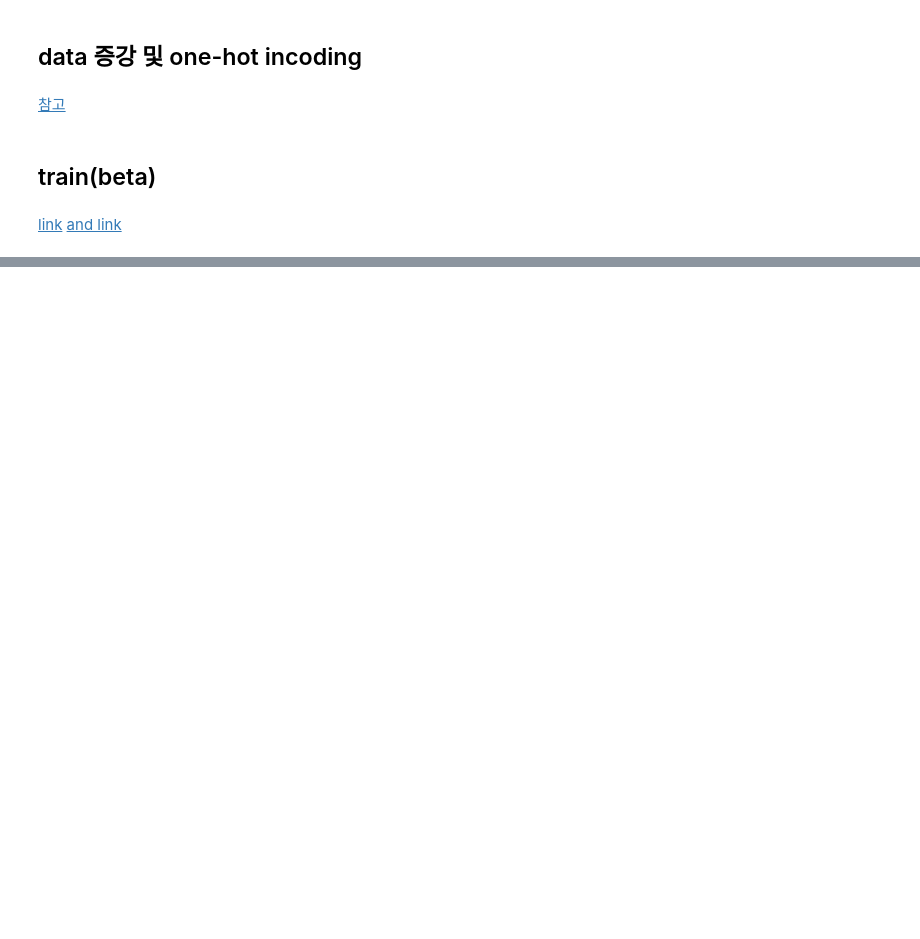
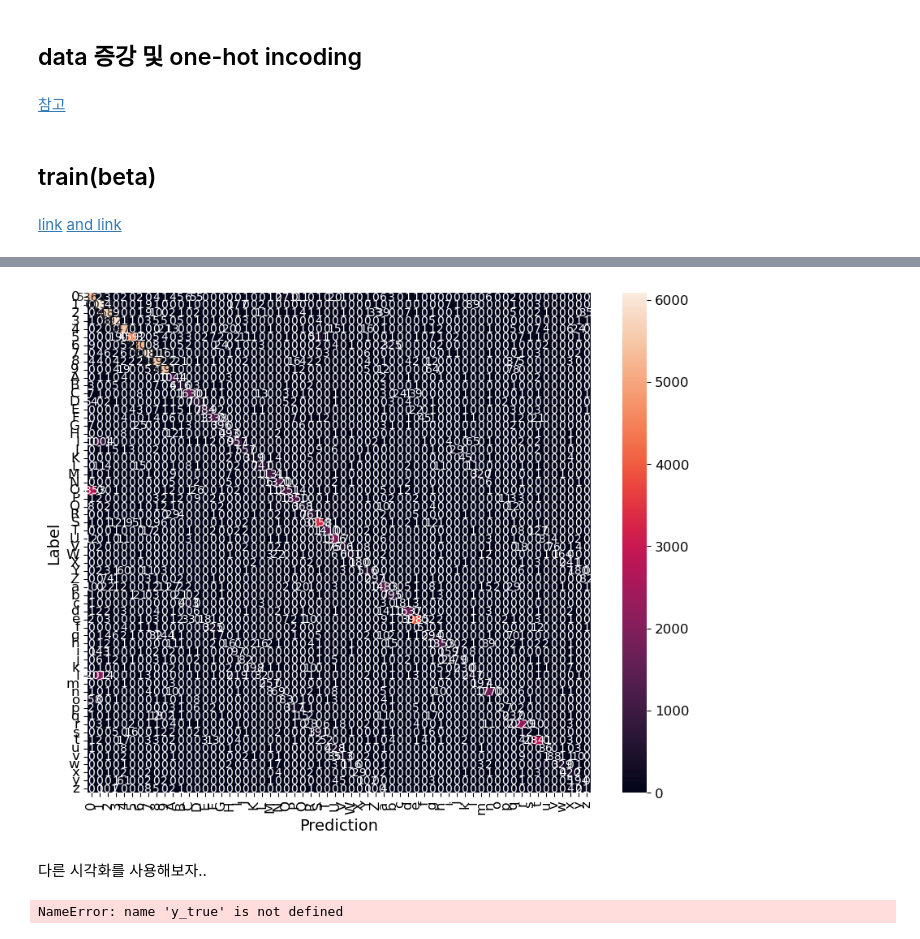
Before and after one commit to nonameR9077/CNNproject-2024-1, a Jupyter notebook: EMNIST.ipynb, the cells around one changed output, grey strips where cells are left out. Saved outputs shown, nothing was run; the diff lists cells and outputs as text; code cells hidden in the pictures; blank space fills up the shorter version.

Commit message:
EMNIST - confusion matrix update

```diff
--- a/EMNIST.ipynb
+++ b/EMNIST.ipynb
@@ -629,0 +597,2 @@ Best Model: Model 3
+# %%
+history_test = model_test.fit(train_data, epochs=5, validation_data=valid_data, batch_size=128)
@@ -629,0 +616,2 @@ Best Model: Model 3
+# %%
+y_pred = model_test.predict(test_data)
@@ -629,0 +620,2 @@ Best Model: Model 3
+# %%
+y_pred = tf.argmax(y_pred, axis=1)
@@ -629,0 +625,25 @@ Best Model: Model 3
+# %%
+y_true = tf.concat(list(test_data.map(lambda x,y: y)), axis=0)
+# %%
+import seaborn as sns
+
+confusion_mtx = tf.math.confusion_matrix(y_true, y_pred)
+plt.figure(figsize=(10, 8))
+sns.heatmap(confusion_mtx,
+            xticklabels=classes_class,
+            yticklabels=classes_class,
+            annot=True, fmt='g')
+plt.xlabel('Prediction')
+plt.ylabel('Label')
+plt.show()
+# %% [output]
+[figure, added]
+# %% [markdown]
+다른 시각화를 사용해보자..
+# %%
+from sklearn.metrics import confusion_matrix, ConfusionMatrixDisplay
+
+cm = confusion_matrix(y_true,y_pred)
+cm
+# %% [output]
+NameError: name 'y_true' is not defined
```
Also changed, not shown: parts of 22 cells of this notebook.
